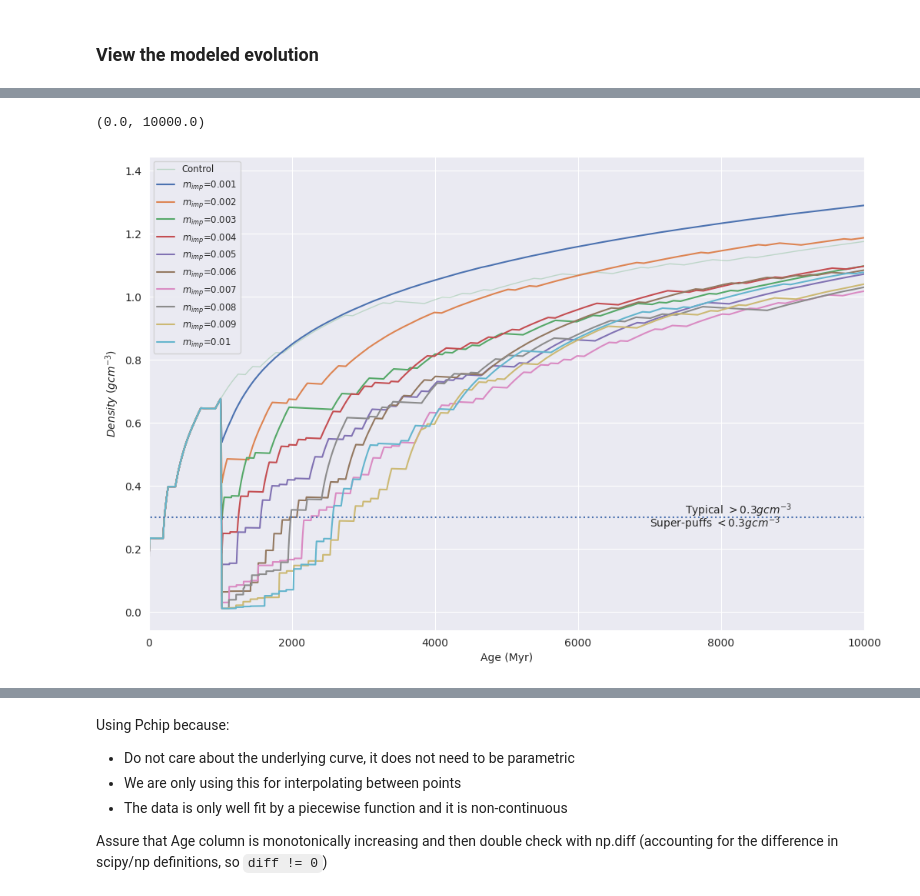
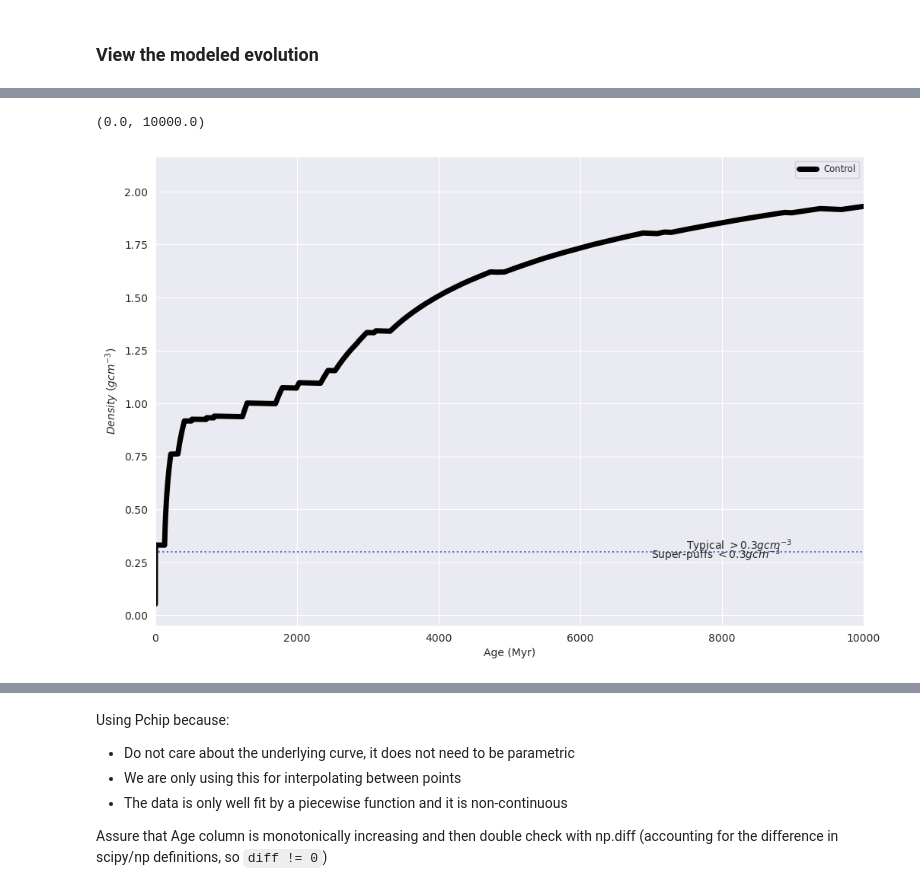
Before and after one commit to ntmarston/PlanetSolver-Extension, a Jupyter notebook: Impact-Testing-1Gyr.ipynb, the cells around one changed output, grey strips where cells are left out. Drawn from its saved outputs; the diff is of its cells as text; code cells hidden in the pictures.

```diff
--- a/Impact-Testing-1Gyr.ipynb
+++ b/Impact-Testing-1Gyr.ipynb
@@ -188,12 +188,26 @@ def __pl_density_cgs(radius, mass, rad_err = None, mass_err = None):
     else:
         return density, density_err
 # %%
-controlEvoFile = "evo-control-fenv02.dat"
 
-structFileName = "sim_results/impact-fenv02-struct.dat"
-evolveFileName = "sim_results/impact-fenv02-evo.dat"
 E_imp = 0
-runcmd = f"./PlanetSolver -cn 1 0.2925 -en 2 0.607495 -a 8.35 30 0.1 -s 1 1 1 0.3 -m 8.0 -evolve 1 -inject {E_imp} 1000 -struct {structFileName} -wr {evolveFileName}"
 
-runswitch = False
+
+
+
+runswitch = True
+compilation = True #Re-compile every time
+AMF = 0.1
+
+controlEvoFile = f"controls/evo-control-f{str(AMF).replace(".","")}.dat"
+
+structFileName = f"sim_results/impact-fenv{str(AMF).replace(".","")}-struct.dat"
+evolveFileName = f"sim_results/impact-fenv{str(AMF).replace(".","")}-evo.dat"
+
+prefix_005 = "./PlanetSolver -cn 1 0.0162495 -en 2 0.6412495 -a 9.50 30 0.05 -s 1 1 1 0.3 -m 8.0 -evolve 1"
+prefix_01 = "./PlanetSolver -cn 1 0.292495 -en 2 0.607495 -a 8.9 30 0.09999 -s 1 1 1 0.3 -m 8.0 -evolve 1"
+prefix_02 = "./PlanetSolver -cn 1 0.2599 -en 2 0.53995 -a 8.38 30 0.2 -s 1 1 1 0.3 -m 8.0 -evolve 1"
+prefix_03 = "./PlanetSolver -cn 1 0.227495 -en 2 0.47249  -a 7.96 30 0.3 -s 1 1 1 0.3 -m 8.0 -evolve 1"
+prefix_dict = {0.1:prefix_01, 0.2:prefix_02, 0.3:prefix_03}
+runswitch = True
+compilation = True #Re-compile every time
 # %%
@@ -298,10 +414,15 @@ evodfs = {}
 for factor in impact_massfracs:
     factor_filename = str(factor).replace(".","-")
     efile = f"{evolveFileName[:-4]}-{factor_filename}.dat"
-    evodf = track.load_track(efile)
-    print(factor)
-    evodfs[factor] = evodf
+    try:
+        evodf = track.load_track(efile)
+        if max(evodf["Age"]) > 10000:
+            print(factor)
+    except:
+        print("Not loaded")
 
+    #evodfs[factor] = evodf
+"""
 evodfs_250Myr = {}
 for factor in impact_massfracs:
     factor_filename = str(factor).replace(".","-")
@@ -317,6 +438,6 @@ for factor in impact_massfracs:
     evodf = track.load_track(efile)
     print(factor)
     evodfs_3Gyr[factor] = evodf
-
+"""
 dfcontrol = track.load_track(controlEvoFile)
 # %% [output]
@@ -408,19 +522,20 @@ f.tight_layout()
 # %%
 fig, ax = plt.subplots(figsize=(12, 8))
-sns.lineplot(data=dfcontrol, x="Age", y="Density", ax=ax, color='g', alpha=0.3, label='Control', lw=1)
+sns.lineplot(data=dfcontrol, x="Age", y="Density", ax=ax, color='black', label='Control', lw=5)
 for key, df in evodfs.items():
-    sns.lineplot(data=df, x="Age", y="Density", ax=ax, label=rf"$m_{{imp}}$={key}")
+    if not key in [0.01]:
+        sns.lineplot(data=df, x="Age", y="Density", ax=ax, label=rf"$m_{{imp}}$={key}")
 ax.legend(fontsize='small')
 ax.axhline(y=0.3, xmin=-1, xmax=15000, linestyle=":")
 ax.text(7000, 0.27, r"Super-puffs $<0.3gcm^{-3}$")
 ax.text(7500, 0.31, r"Typical $>0.3gcm^{-3}$")
 ax.set_ylabel(r"$Density$ ($gcm^{-3}$)")
 ax.set_xlabel(r"Age (Myr)")
 
 ax.set_xlim(0,10000)
 # %% [output]
 (0.0, 10000.0)
-[figure, old version]
+[figure, new version]
 # %%
 #todo loess fit a curve to these and interpolate crossing points on the density and radius plots
 # %%
```
Also changed, not shown: parts of 14 cells of this notebook, 8 other files.
